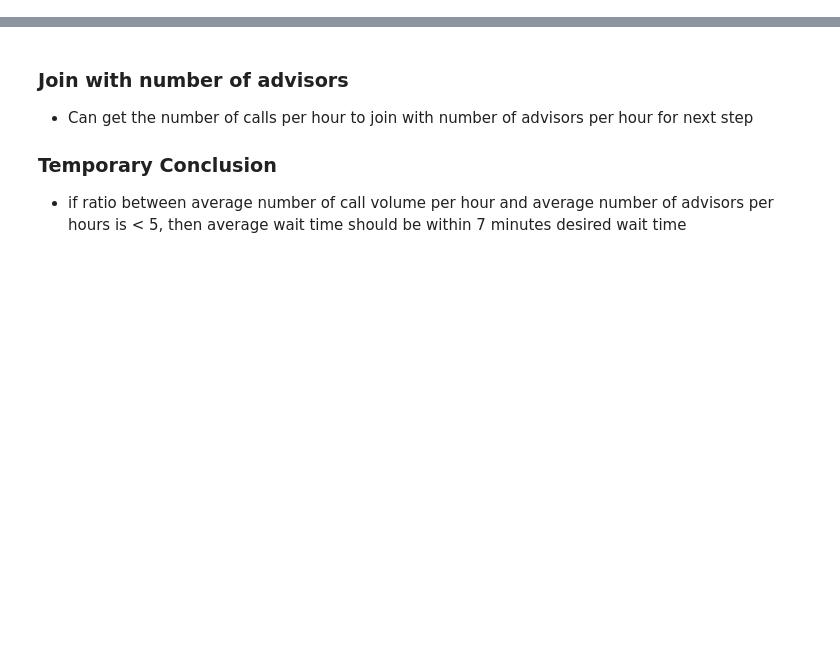
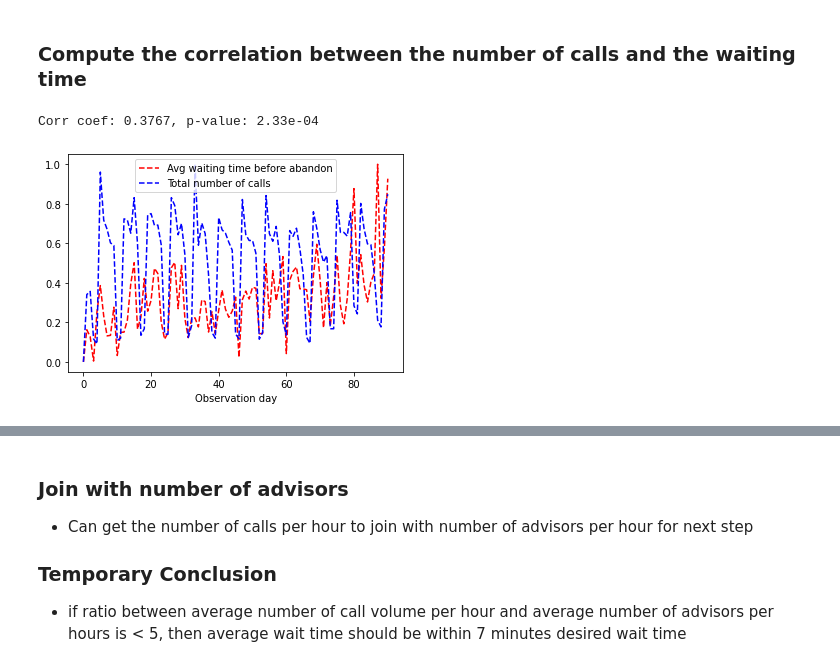
Before and after one commit to aiglobalpros/AI_Call_Center, a Jupyter notebook: notebooks/ROI.ipynb, the cells around one changed output, grey strips where cells are left out. Saved outputs shown, nothing was run; the diff lists cells and outputs as text; code cells hidden in the pictures; blank space fills up the shorter version.

```diff
--- a/notebooks/ROI.ipynb
+++ b/notebooks/ROI.ipynb
@@ -191,0 +153,23 @@ out[out['date'] > '2020-01-01']
+# %% [markdown]
+### Compute the correlation between the number of calls and the waiting time
+# %%
+x  = range(test_df.shape[0])
+
+# Scale the data
+scaler.fit(test_df[['avg_time_abandon_min', 'total_calls']])
+y = scaler.transform(test_df[['avg_time_abandon_min', 'total_calls']])
+y1 = y[:, 0]
+y2 = y[:, 1]
+
+# Do a pearson correlation analysis
+pearson_r , p_val = stats.pearsonr(y1, y2)
+print('Corr coef: %.4f, p-value: %.2e' % (pearson_r , p_val))
+
+plt.plot(x, y1, 'r--', label='Avg waiting time before abandon')
+plt.plot(x, y2, 'b--', label='Total number of calls')
+plt.xlabel('Observation day')
+plt.legend()
+plt.show()
+# %% [output]
+Corr coef: 0.3767, p-value: 2.33e-04
+[figure, added]
```
Also changed, not shown: parts of 50 cells of this notebook.
